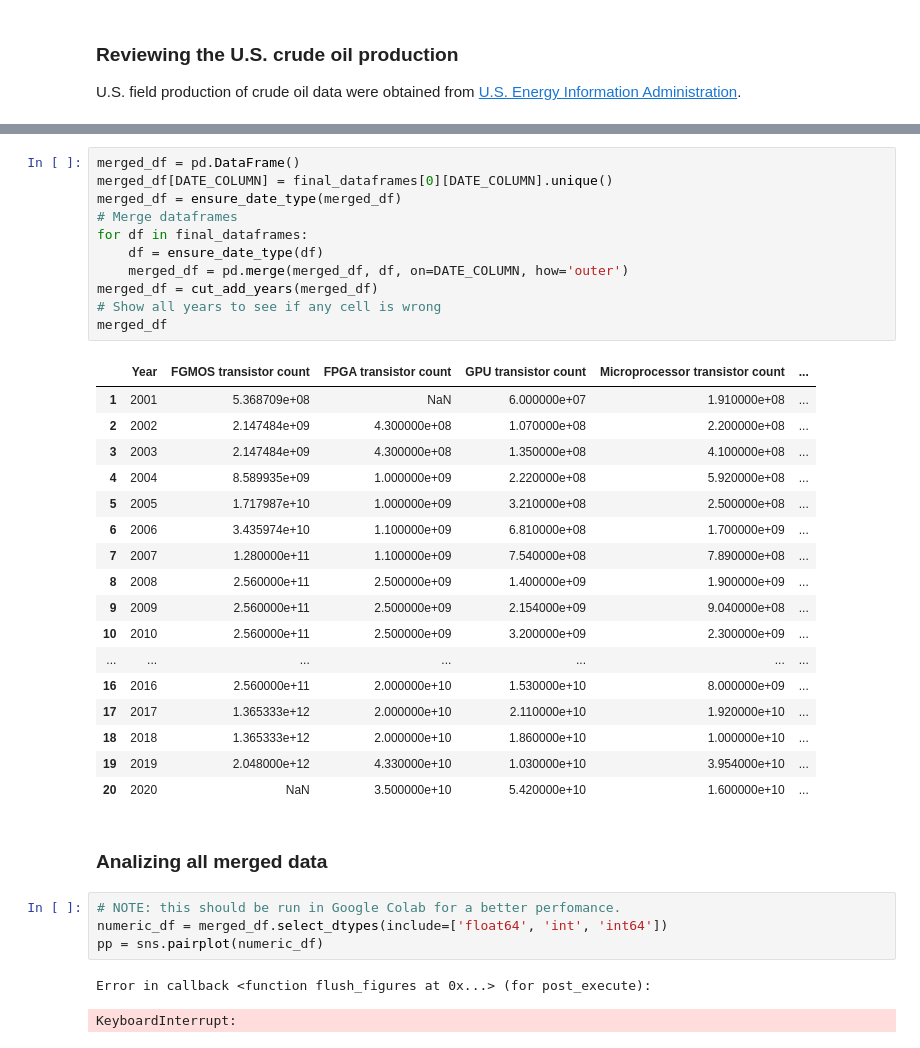
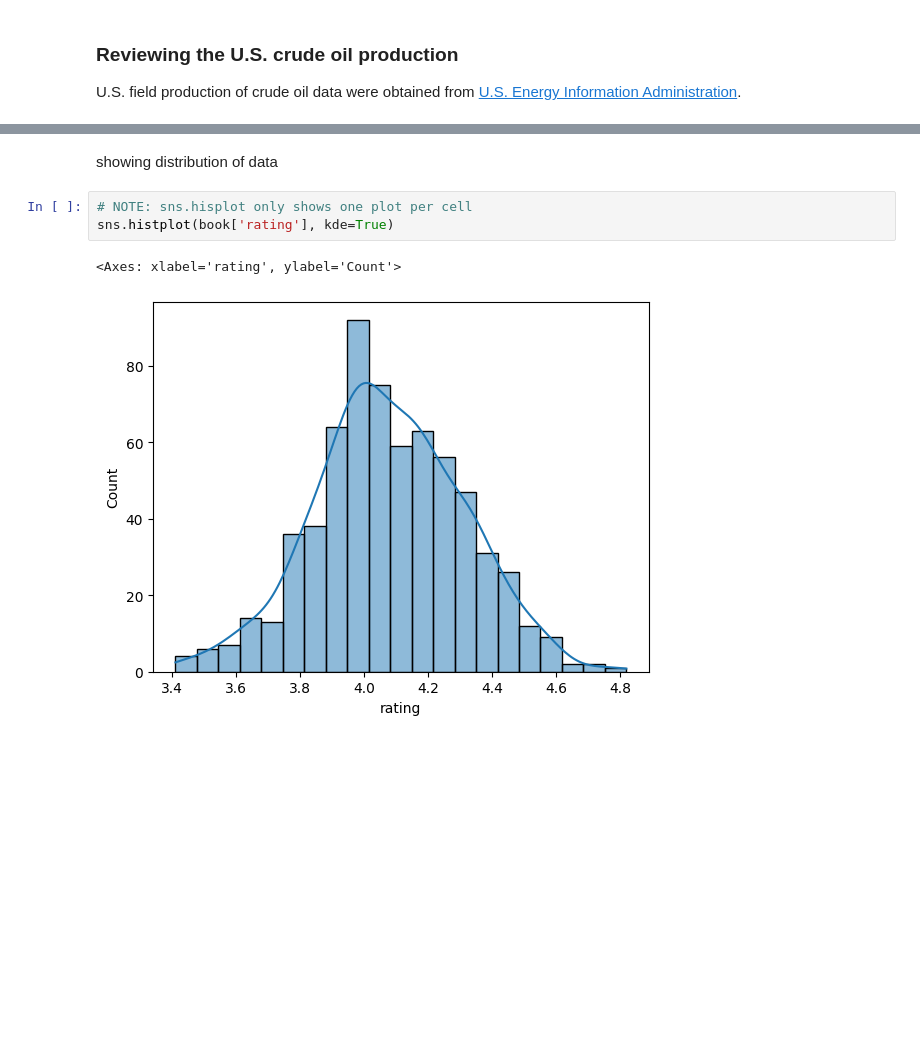
Before and after one commit to LimaBD/math3-unsam, a Jupyter notebook: PDP/impact_of_computing_on_businesses_and_markets.ipynb, the cells around one changed output, grey strips where cells are left out. Cells and saved outputs as stored; diff of their text form; blank space fills up the shorter version.

```diff
--- a/PDP/impact_of_computing_on_businesses_and_markets.ipynb
+++ b/PDP/impact_of_computing_on_businesses_and_markets.ipynb
@@ -899,38 +1070,8 @@ display(book.describe())
-# %%
-merged_df = pd.DataFrame()
-merged_df[DATE_COLUMN] = final_dataframes[0][DATE_COLUMN].unique()
-merged_df = ensure_date_type(merged_df)
-# Merge dataframes
-for df in final_dataframes:
-    df = ensure_date_type(df)
-    merged_df = pd.merge(merged_df, df, on=DATE_COLUMN, how='outer')
-merged_df = cut_add_years(merged_df)
-# Show all years to see if any cell is wrong
-merged_df
-# %% [output]
-|  | Year | FGMOS transistor count | FPGA transistor count | GPU transistor count | Microprocessor transistor count | ... |
-| 1 | 2001 | 5.368709e+08 | NaN | 6.000000e+07 | 1.910000e+08 | ... |
-| 2 | 2002 | 2.147484e+09 | 4.300000e+08 | 1.070000e+08 | 2.200000e+08 | ... |
-| 3 | 2003 | 2.147484e+09 | 4.300000e+08 | 1.350000e+08 | 4.100000e+08 | ... |
-| 4 | 2004 | 8.589935e+09 | 1.000000e+09 | 2.220000e+08 | 5.920000e+08 | ... |
-| 5 | 2005 | 1.717987e+10 | 1.000000e+09 | 3.210000e+08 | 2.500000e+08 | ... |
-| 6 | 2006 | 3.435974e+10 | 1.100000e+09 | 6.810000e+08 | 1.700000e+09 | ... |
-| 7 | 2007 | 1.280000e+11 | 1.100000e+09 | 7.540000e+08 | 7.890000e+08 | ... |
-| 8 | 2008 | 2.560000e+11 | 2.500000e+09 | 1.400000e+09 | 1.900000e+09 | ... |
-| 9 | 2009 | 2.560000e+11 | 2.500000e+09 | 2.154000e+09 | 9.040000e+08 | ... |
-| 10 | 2010 | 2.560000e+11 | 2.500000e+09 | 3.200000e+09 | 2.300000e+09 | ... |
-| ... | ... | ... | ... | ... | ... | ... |
-| 16 | 2016 | 2.560000e+11 | 2.000000e+10 | 1.530000e+10 | 8.000000e+09 | ... |
-| 17 | 2017 | 1.365333e+12 | 2.000000e+10 | 2.110000e+10 | 1.920000e+10 | ... |
-| 18 | 2018 | 1.365333e+12 | 2.000000e+10 | 1.860000e+10 | 1.000000e+10 | ... |
-| 19 | 2019 | 2.048000e+12 | 4.330000e+10 | 1.030000e+10 | 3.954000e+10 | ... |
-| 20 | 2020 | NaN | 3.500000e+10 | 5.420000e+10 | 1.600000e+10 | ... |
-# %% [markdown]
-### Analizing all merged data
-# %%
-# NOTE: this should be run in Google Colab for a better perfomance.
-numeric_df = merged_df.select_dtypes(include=['float64', 'int', 'int64'])
-pp = sns.pairplot(numeric_df)
-# %% [output]
-Error in callback <function flush_figures at 0x...> (for post_execute):
-KeyboardInterrupt:
+# %% [markdown]
+showing distribution of data
+# %%
+# NOTE: sns.hisplot only shows one plot per cell
+sns.histplot(book['rating'], kde=True)
+# %% [output]
+<Axes: xlabel='rating', ylabel='Count'>
+[figure, added]
```
Also changed, not shown: parts of 49 cells of this notebook, 1 other file.
